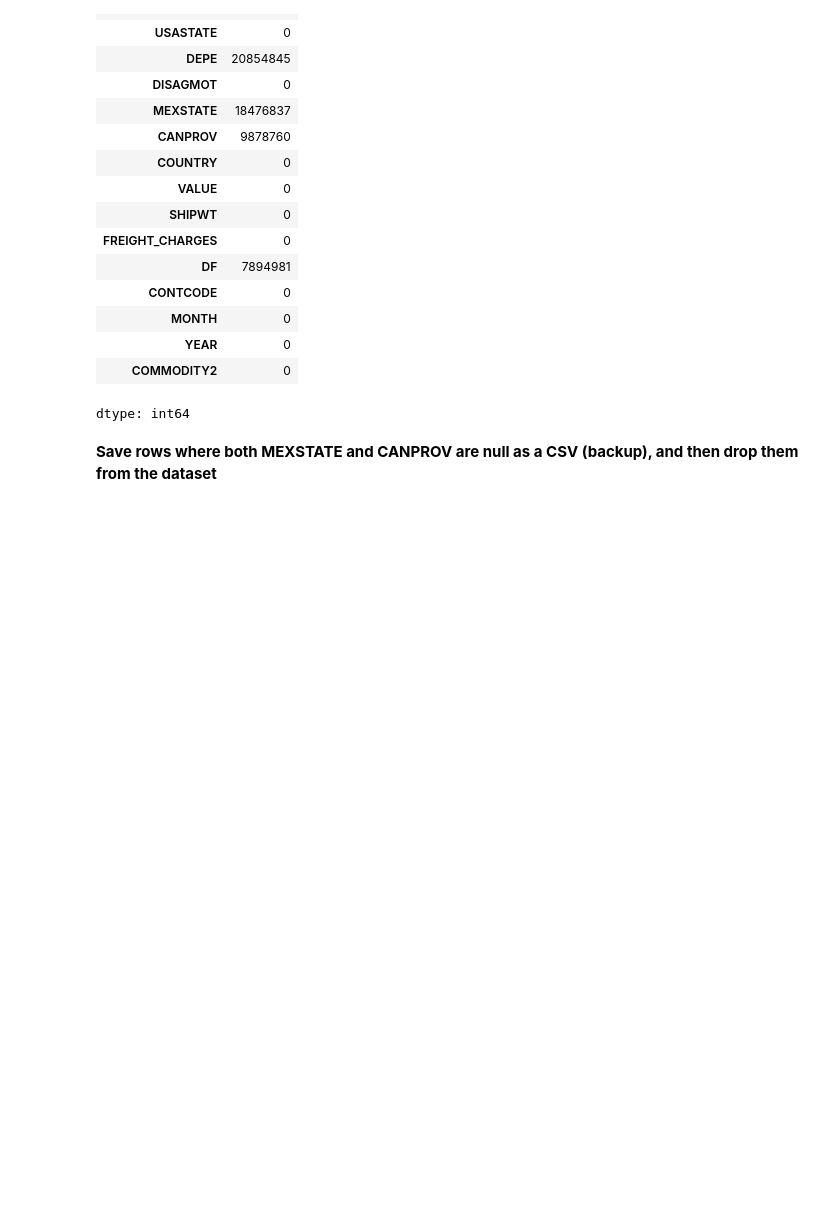
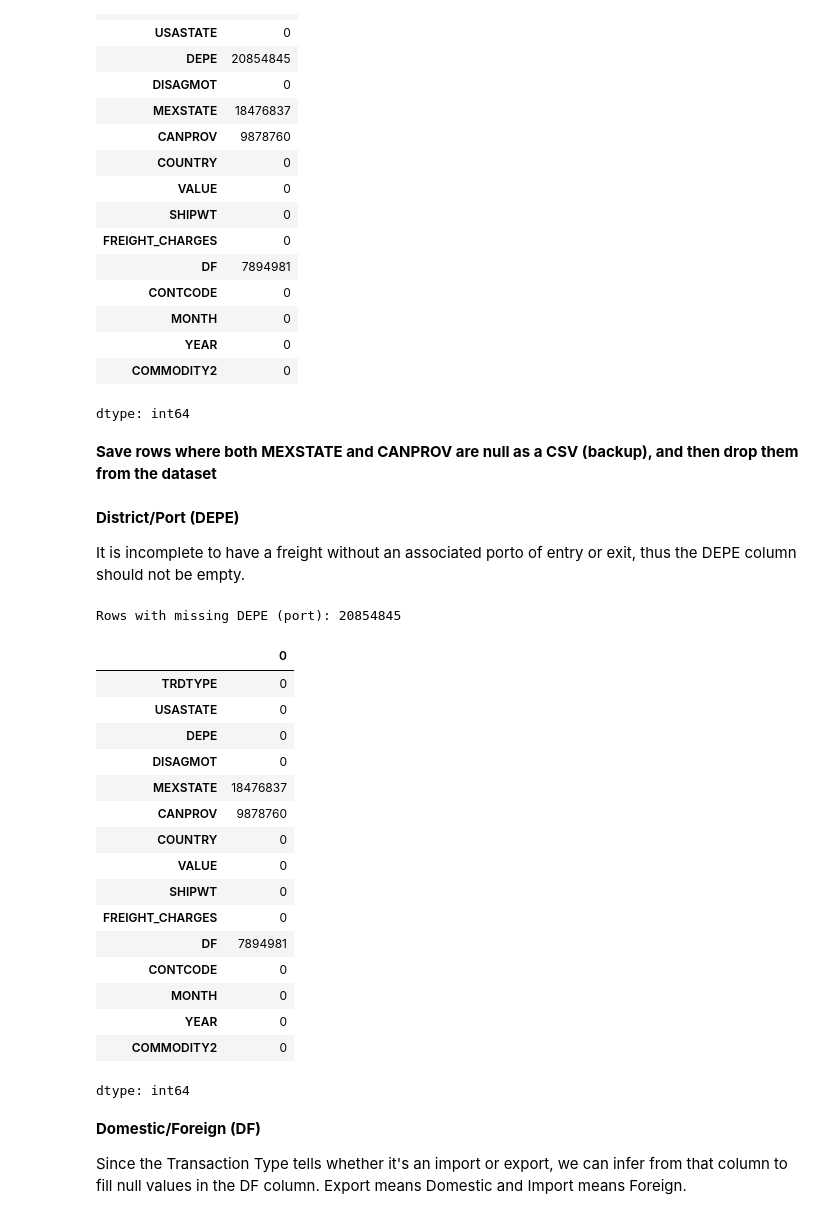
Before and after one commit to dspselorm/transborder-freight-analysis, a Jupyter notebook: TransBorder_Analysis_Project.ipynb, the cells around one changed output. Saved outputs shown, nothing was run; the diff lists cells and outputs as text; code cells hidden in the pictures; blank space fills up the shorter version.

Commit message:
Grouped by USASTATE and filled null values in DEFE column with mode per USASTATE. replaced nulls in DF column with inference from transaction type column.

```diff
--- a/TransBorder_Analysis_Project.ipynb
+++ b/TransBorder_Analysis_Project.ipynb
@@ -535,3 +535,43 @@ dtype: int64
 # %%
 # Save rows where both MEXSTATE and CANPROV are null as a CSV
 both_missing.to_csv("/content/drive/MyDrive/Azubi_TMP/TransBorder_Analysis_Project/Dataset/rows_with_both_mexstate_canprov_null.csv", index=False)
+# %% [markdown]
+**District/Port (DEPE)**
+
+It is incomplete to have a freight without an associated porto of entry or exit, thus the DEPE column should not be empty.
+# %%
+# Check number of missing values in DEPE column
+missing_depe = df[df['DEPE'].isnull()]
+print("Rows with missing DEPE (port):", missing_depe.shape[0])
+# %% [output]
+Rows with missing DEPE (port): 20854845
+# %%
+# compute common DEPE per usastate
+depe_map = df.groupby('USASTATE')['DEPE'].agg(lambda x: x.mode().iloc[0] if not x.mode().empty else None).to_dict()
+
+# Fill missing DEPE based on usastate
+df['DEPE'] = df['DEPE'].fillna(df['USASTATE'].map(depe_map))
+# %%
+df.isnull().sum()
+# %% [output]
+|  | 0 |
+| TRDTYPE | 0 |
+| USASTATE | 0 |
+| DEPE | 0 |
+| DISAGMOT | 0 |
+| MEXSTATE | 18476837 |
+| CANPROV | 9878760 |
+| COUNTRY | 0 |
+| VALUE | 0 |
+| SHIPWT | 0 |
+| FREIGHT_CHARGES | 0 |
+| DF | 7894981 |
+| CONTCODE | 0 |
+| MONTH | 0 |
+| YEAR | 0 |
+| COMMODITY2 | 0 |
+dtype: int64
+# %% [markdown]
+**Domestic/Foreign (DF)**
+
+Since the Transaction Type tells whether it's an import or export, we can infer from that column to fill null values in the DF column. Export means Domestic and Import means Foreign.
```
Also changed, not shown: parts of 2 cells of this notebook.
